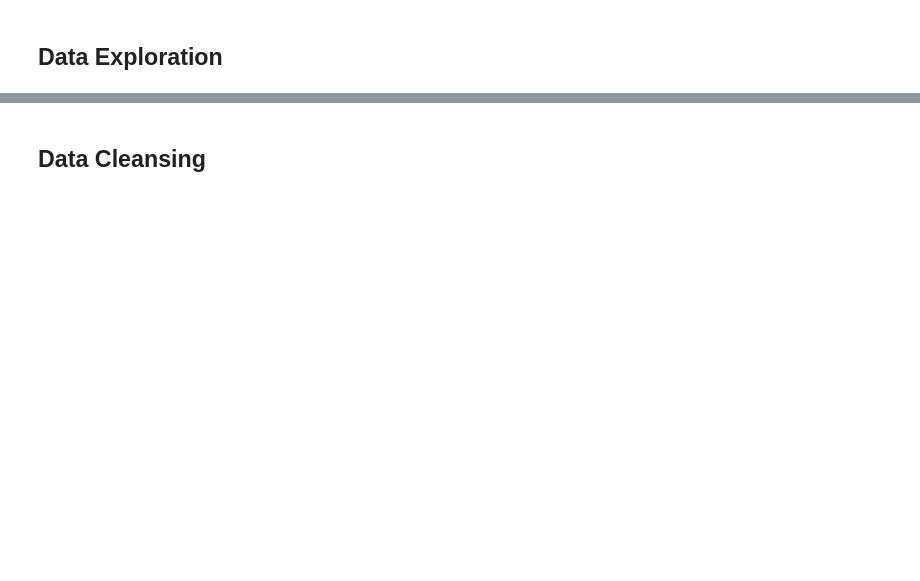
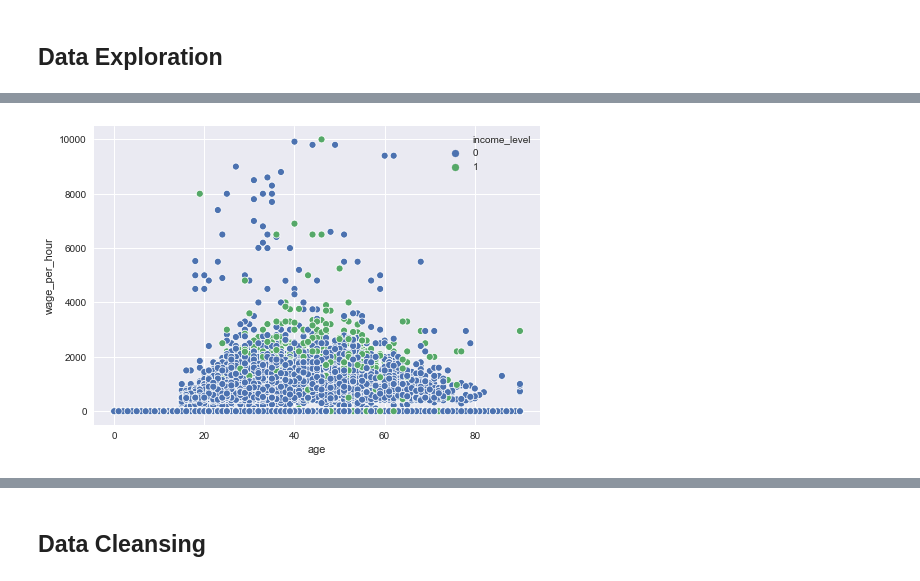
Before and after one commit to tt0507/Mini-Project, a Jupyter notebook: income_distribution/income_distribution.ipynb, the cells around one changed output, grey strips where cells are left out. Drawn from its saved outputs; the diff is of its cells as text; code cells hidden in the pictures; blank space fills up the shorter version.

```diff
--- a/income_distribution/income_distribution.ipynb
+++ b/income_distribution/income_distribution.ipynb
@@ -25,0 +63,5 @@ data['income_level'] = data['income_level'].map({-50000: 0, 50000: 1})
+# %%
+sns.scatterplot(x="age", y="wage_per_hour", hue="income_level", data=data)
+plt.show()
+# %% [output]
+[figure, added]
```
Also changed, not shown: parts of 9 cells of this notebook.
